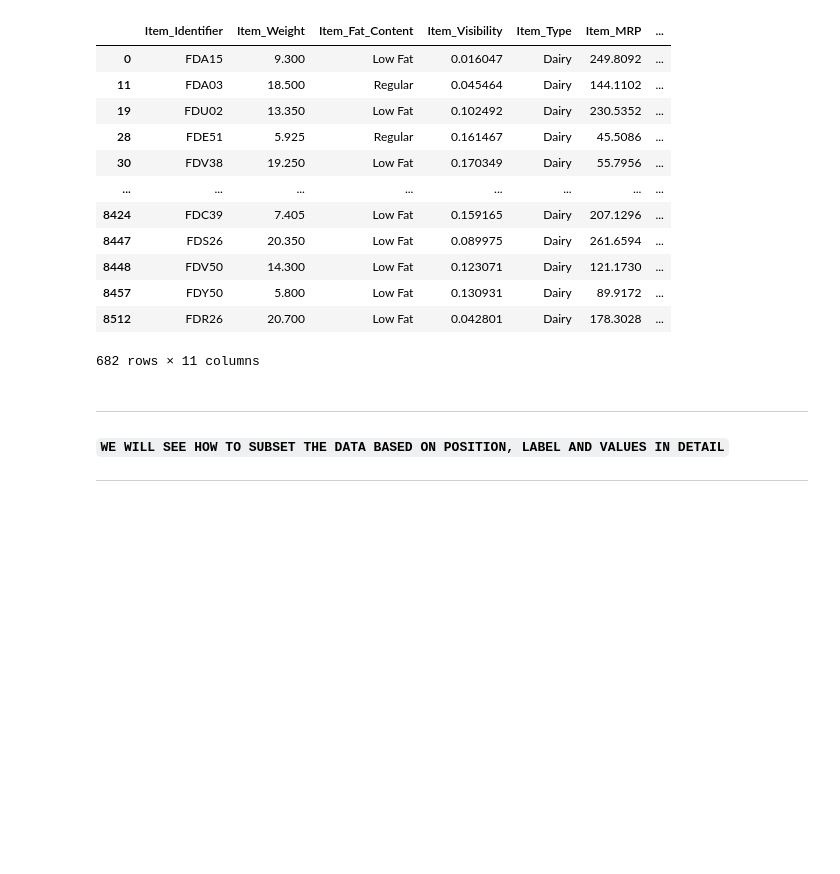
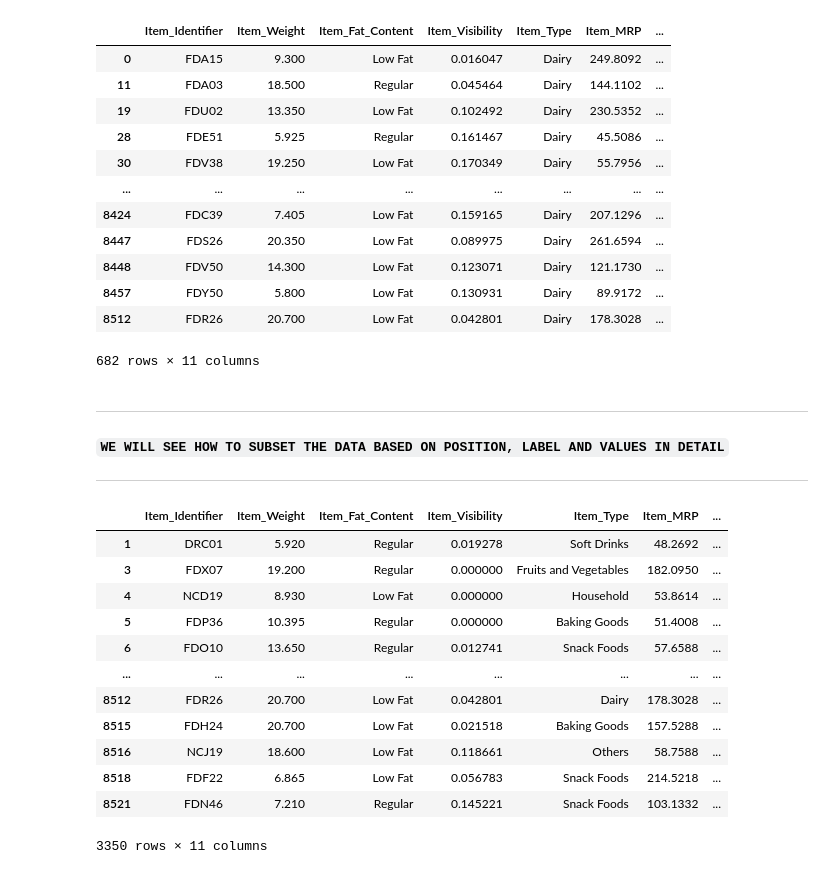
Before and after one commit to AnweshaPatra/Python-libraries-playground, a Jupyter notebook: Subsetting/Subsetting.ipynb, the cells around one changed output. Drawn from its saved outputs; the diff is of its cells as text; code cells hidden in the pictures; blank space fills up the shorter version.

```diff
--- a/Subsetting/Subsetting.ipynb
+++ b/Subsetting/Subsetting.ipynb
@@ -251,3 +251,19 @@ data[data['Item_Type'] == 'Dairy']
 #### `WE WILL SEE HOW TO SUBSET THE DATA BASED ON POSITION, LABEL AND VALUES IN DETAIL`
 
 ---
+# %%
+data[data.Outlet_Location_Type == 'Tier 3']
+# %% [output]
+|  | Item_Identifier | Item_Weight | Item_Fat_Content | Item_Visibility | Item_Type | Item_MRP | ... |
+| 1 | DRC01 | 5.920 | Regular | 0.019278 | Soft Drinks | 48.2692 | ... |
+| 3 | FDX07 | 19.200 | Regular | 0.000000 | Fruits and Vegetables | 182.0950 | ... |
+| 4 | NCD19 | 8.930 | Low Fat | 0.000000 | Household | 53.8614 | ... |
+| 5 | FDP36 | 10.395 | Regular | 0.000000 | Baking Goods | 51.4008 | ... |
+| 6 | FDO10 | 13.650 | Regular | 0.012741 | Snack Foods | 57.6588 | ... |
+| ... | ... | ... | ... | ... | ... | ... | ... |
+| 8512 | FDR26 | 20.700 | Low Fat | 0.042801 | Dairy | 178.3028 | ... |
+| 8515 | FDH24 | 20.700 | Low Fat | 0.021518 | Baking Goods | 157.5288 | ... |
+| 8516 | NCJ19 | 18.600 | Low Fat | 0.118661 | Others | 58.7588 | ... |
+| 8518 | FDF22 | 6.865 | Low Fat | 0.056783 | Snack Foods | 214.5218 | ... |
+| 8521 | FDN46 | 7.210 | Regular | 0.145221 | Snack Foods | 103.1332 | ... |
+3350 rows × 11 columns
```
Also changed, not shown: parts of 3 cells of this notebook, 3 other files.
